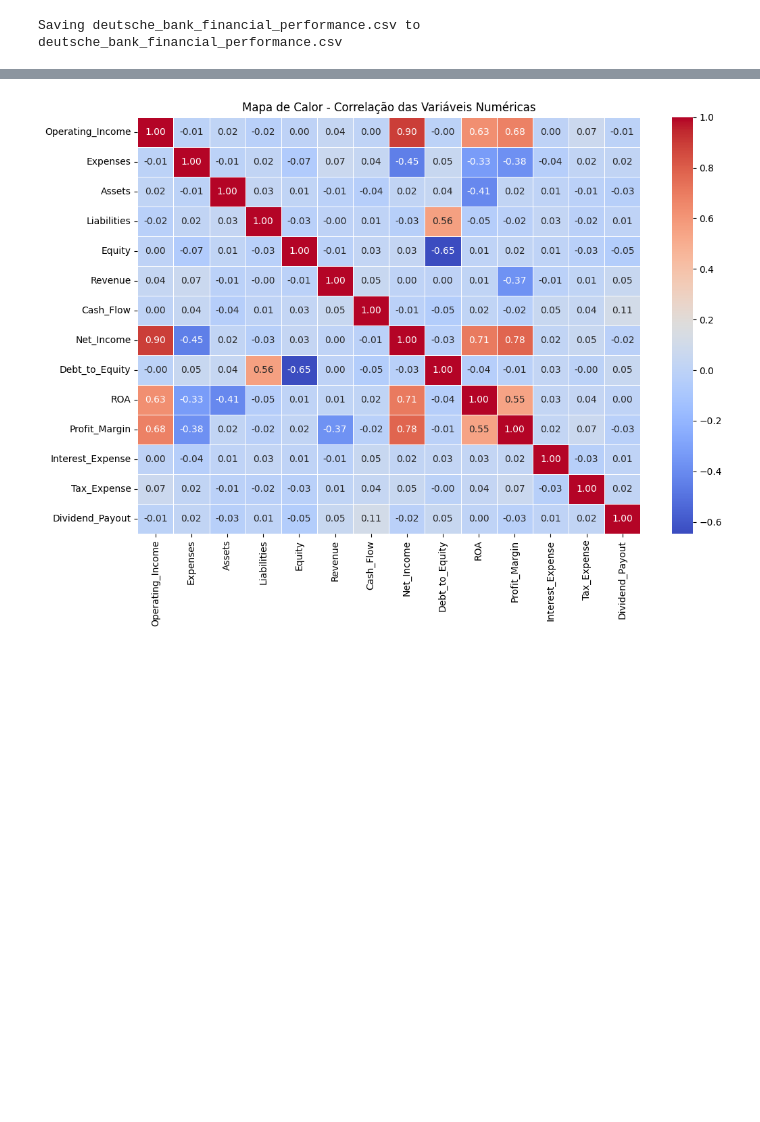
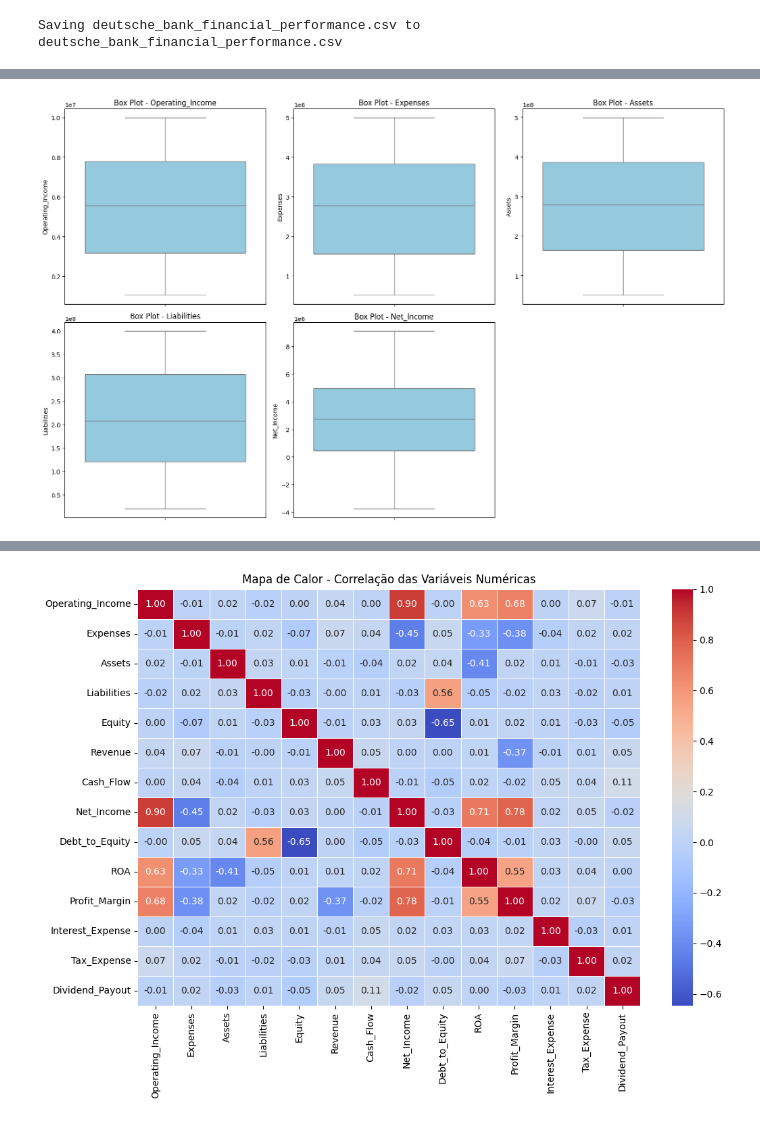
Before and after one commit to Leonardo-Mello22/Analise-DeutscheBank, a Jupyter notebook: Analise.ipynb, the cells around one changed output, grey strips where cells are left out. Saved outputs shown, nothing was run; the diff lists cells and outputs as text; code cells hidden in the pictures; blank space fills up the shorter version.

```diff
--- a/Analise.ipynb
+++ b/Analise.ipynb
@@ -24,3 +26,19 @@ correlation_matrix = df_performance.corr(numeric_only=True)
 # %%
 numeric_df = df_performance.select_dtypes(include='number')
 correlation_matrix = numeric_df.corr()
+# %%
+#Box Plots
+plt.figure(figsize=(16, 10))
+
+boxplot_columns = ['Operating_Income', 'Expenses', 'Assets', 'Liabilities', 'Net_Income']
+
+for i, col in enumerate(boxplot_columns):
+    plt.subplot(2, 3, i + 1)
+    sns.boxplot(data=df_performance[col], color='skyblue')
+    plt.title(f'Box Plot - {col}')
+    plt.xlabel('')
+
+plt.tight_layout()
+plt.show()
+# %% [output]
+[figure, added]
```
Also changed, not shown: parts of 7 cells of this notebook.
